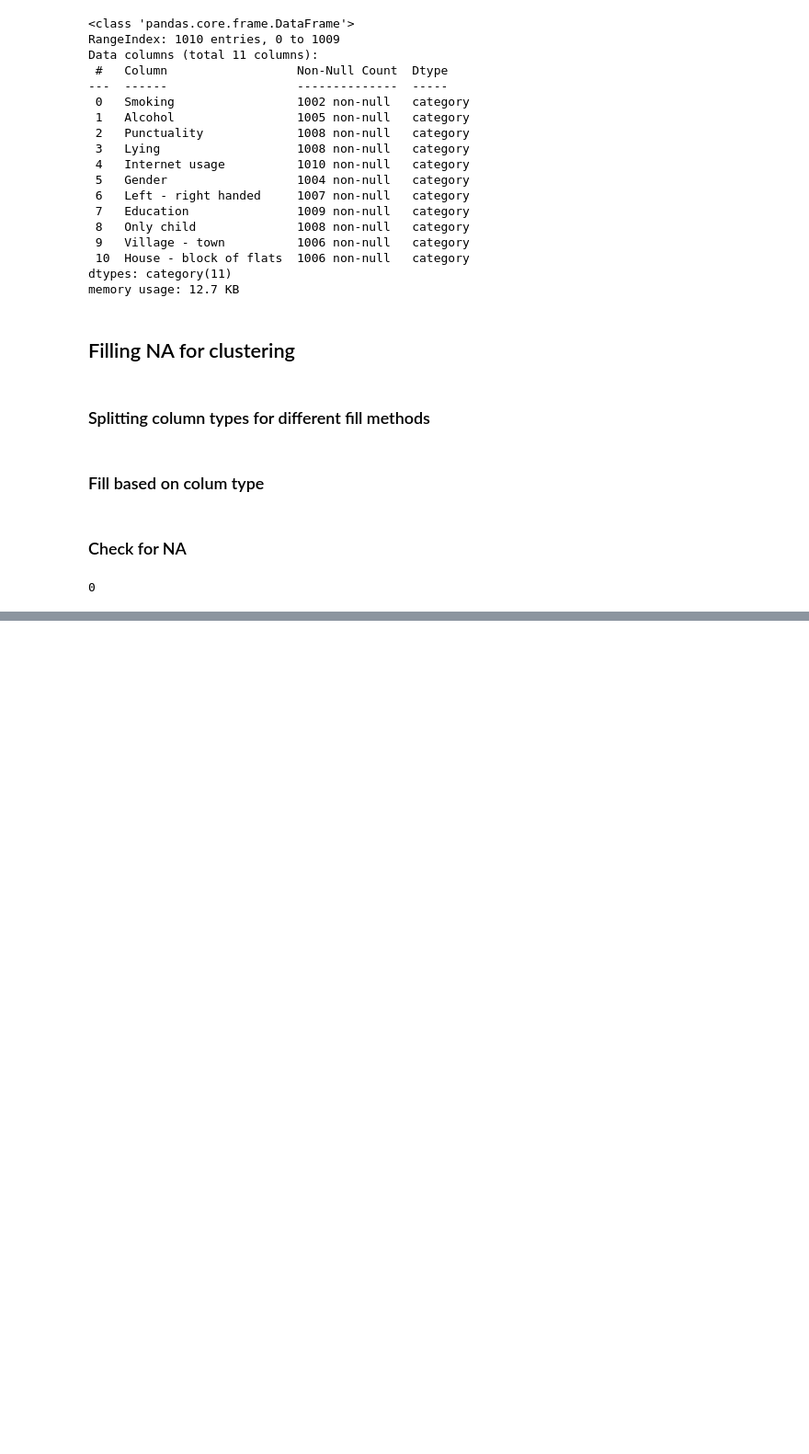
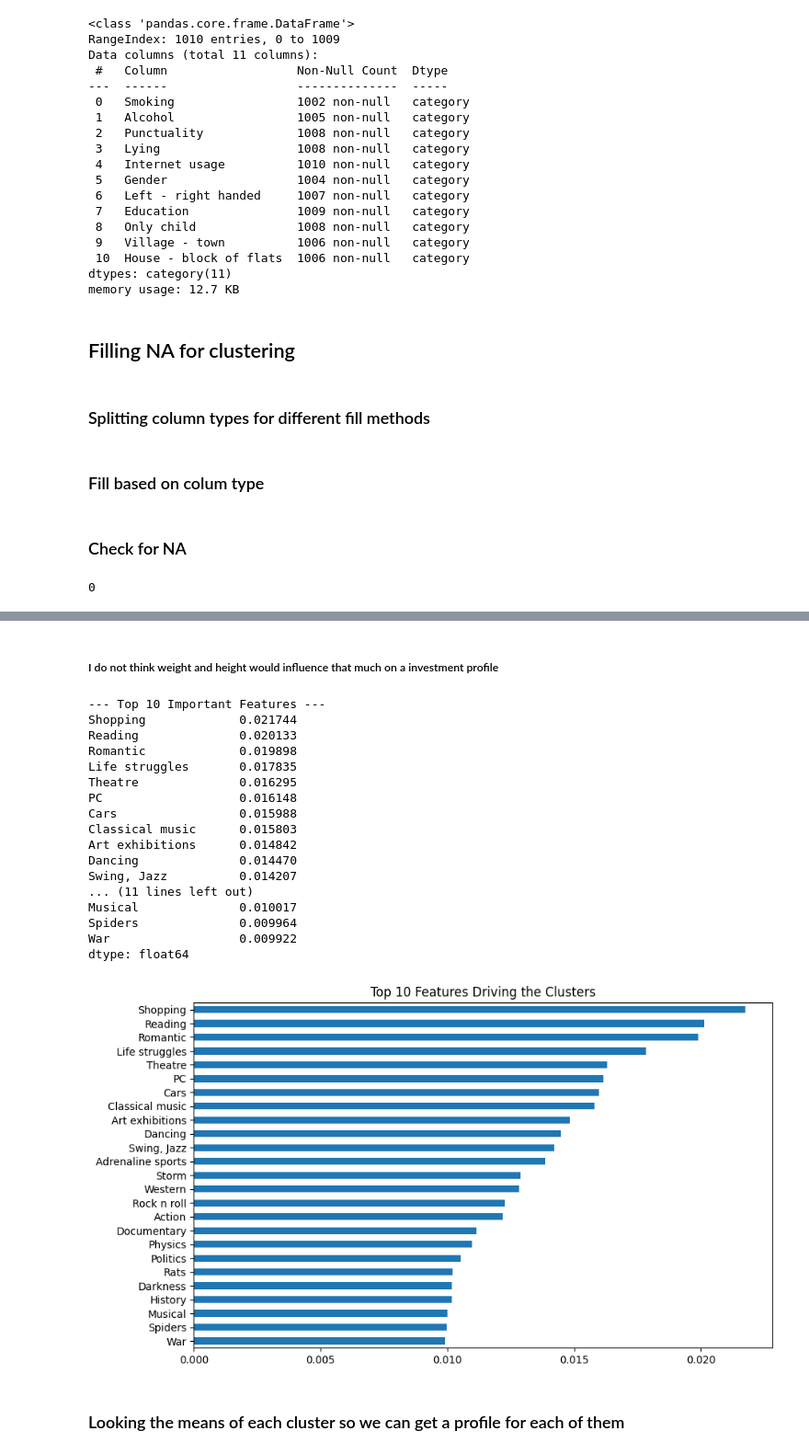
Before and after one commit to leonardo-schneider/Final-Programming, a Jupyter notebook: exploratory_data_analysis.ipynb, the cells around one changed output, grey strips where cells are left out. Shown at 92% size. Cells and saved outputs as stored; diff of their text form; code cells hidden in the pictures; blank space fills up the shorter version.

```diff
--- a/exploratory_data_analysis.ipynb
+++ b/exploratory_data_analysis.ipynb
@@ -307,0 +499,57 @@ df.isna().sum().sum().item()
+# %% [markdown]
+##### I do not think weight and height would influence that much on a investment profile
+# %%
+from sklearn.preprocessing import StandardScaler
+from sklearn.cluster import KMeans
+from sklearn.ensemble import RandomForestClassifier
+import pandas as pd
+import matplotlib.pyplot as plt
+
+cols_to_drop = ['Height', 'Weight', 'Gender', 'Left - right handed']
+df_finance = df.drop(columns=cols_to_drop, errors='ignore')
+
+scaler = StandardScaler()
+df_scaled = pd.DataFrame(scaler.fit_transform(df_finance), columns=df_finance.columns)
+
+kmeans = KMeans(n_clusters=5, init='k-means++', random_state=42)
+clusters = kmeans.fit_predict(df_scaled)
+df_scaled['Cluster'] = clusters
+
+X = df_scaled.drop('Cluster', axis=1)
+y = df_scaled['Cluster']
+
+rf = RandomForestClassifier(random_state=42)
+rf.fit(X, y)
+
+importances = pd.Series(rf.feature_importances_, index=X.columns)
+top_features = importances.sort_values(ascending=False).head(25)
+
+print("--- Top 10 Important Features ---")
+print(top_features)
+
+plt.figure(figsize=(10, 6))
+top_features.plot(kind='barh')
+plt.title('Top 10 Features Driving the Clusters')
+plt.gca().invert_yaxis()
+plt.show()
+# %% [output]
+--- Top 10 Important Features ---
+Shopping             0.021744
+Reading              0.020133
+Romantic             0.019898
+Life struggles       0.017835
+Theatre              0.016295
+PC                   0.016148
+Cars                 0.015988
+Classical music      0.015803
+Art exhibitions      0.014842
+Dancing              0.014470
+Swing, Jazz          0.014207
+... (11 lines left out)
+Musical              0.010017
+Spiders              0.009964
+War                  0.009922
+dtype: float64
+[figure, added]
+# %% [markdown]
+### Looking the means of each cluster so we can get a profile for each of them
```
Also changed, not shown: parts of 12 cells of this notebook.
